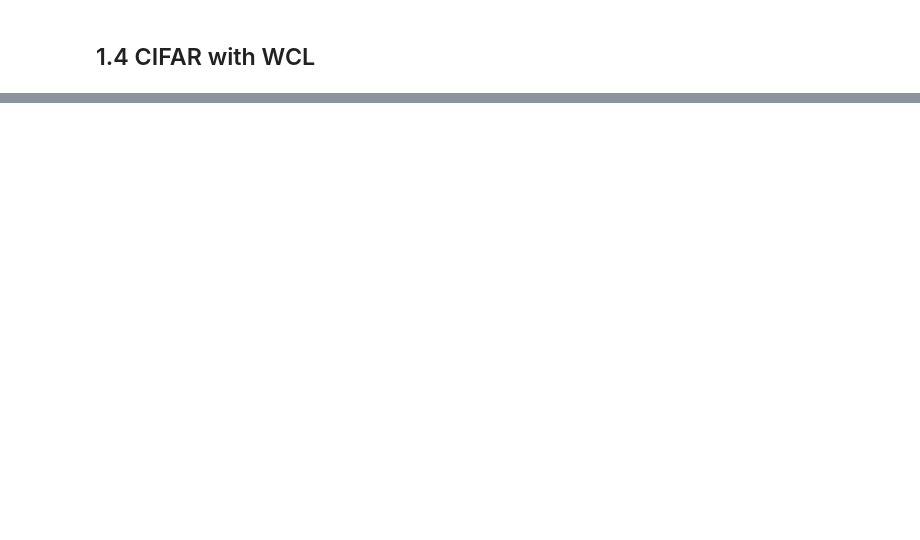
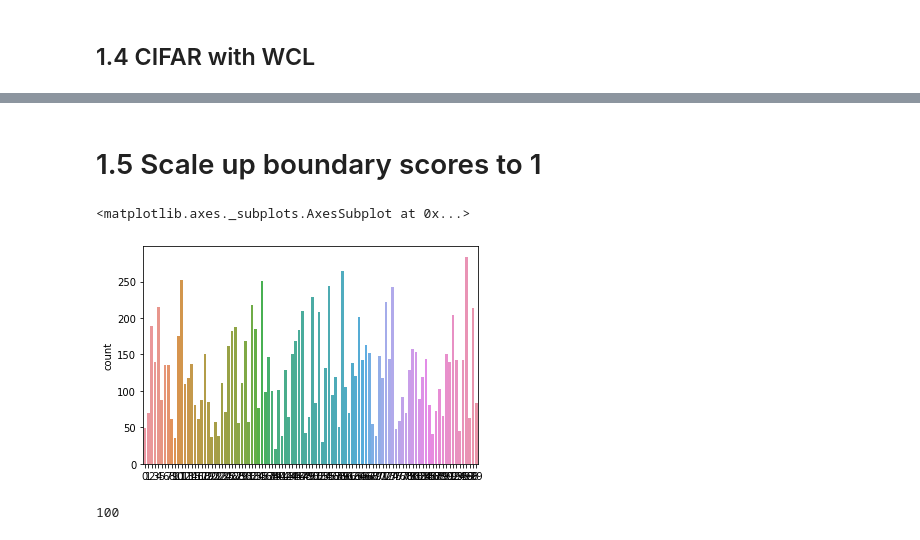
Before and after one commit to heng-yuwen/MSc_Data_Reduction, a Jupyter notebook: second_experiment_with_cifar100.ipynb, the cells around one changed output, grey strips where cells are left out. Cells and saved outputs as stored; diff of their text form; code cells hidden in the pictures; blank space fills up the shorter version.

```diff
--- a/second_experiment_with_cifar100.ipynb
+++ b/second_experiment_with_cifar100.ipynb
@@ -198,2 +197,18 @@ Wall time: 1min 32s
 # %%
 np.save(os.path.join(os.getcwd(),  "datasets", "cifar100", "cl_boundary_idx.npy"),selected_boundary_idx,allow_pickle=True)
+# %% [markdown]
+# 1.5 Scale up boundary scores to 1
+# %%
+selected_boundary_idx = np.load(os.path.join(os.getcwd(), "datasets", "cifar100", "cl_boundary_idx.npy"))
+scores = np.load(os.path.join(os.getcwd(),  "datasets", "cifar100", "cl_scores.npy"))
+# %%
+y = cifar100_y[selected_boundary_idx]
+# %%
+sns.countplot(y)
+# %% [output]
+<matplotlib.axes._subplots.AxesSubplot at 0x...>
+[figure, added]
+# %%
+len(np.unique(y))
+# %% [output]
+100
```
Also changed, not shown: parts of 5 cells of this notebook, 4 other files.
